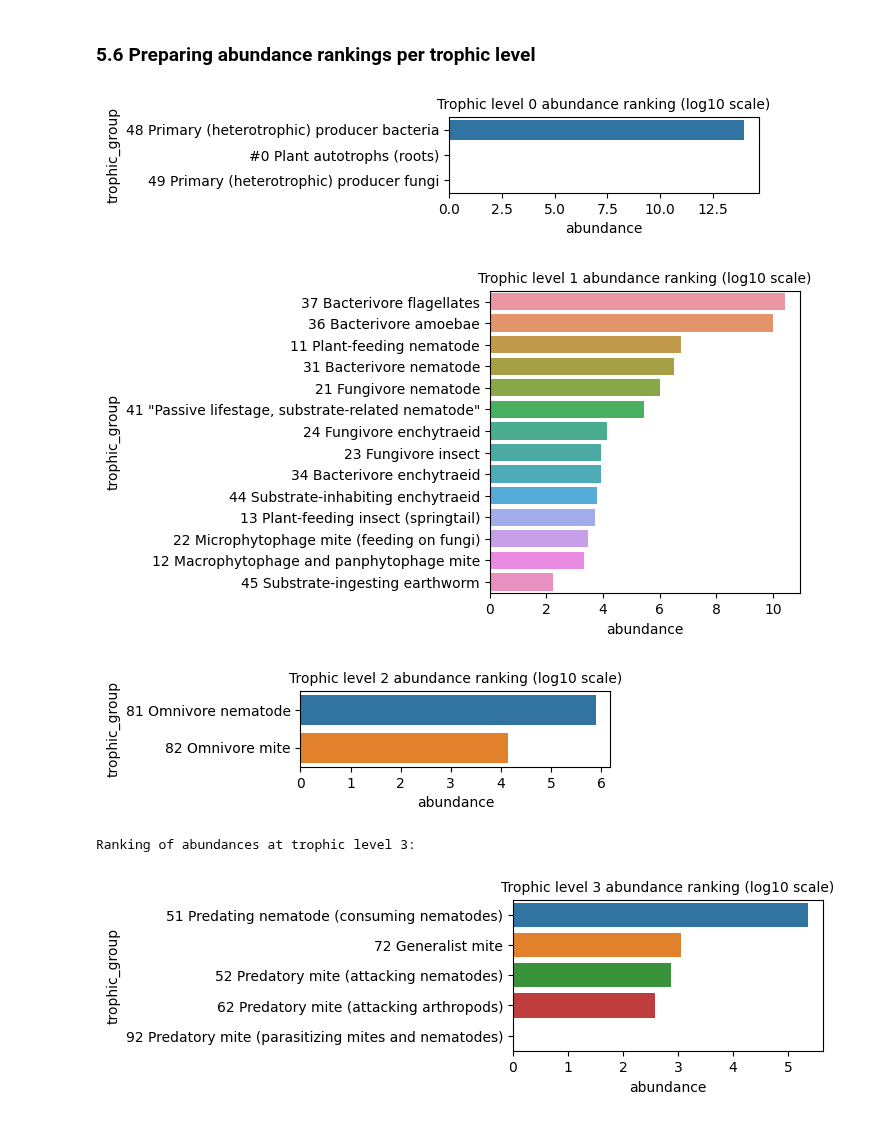
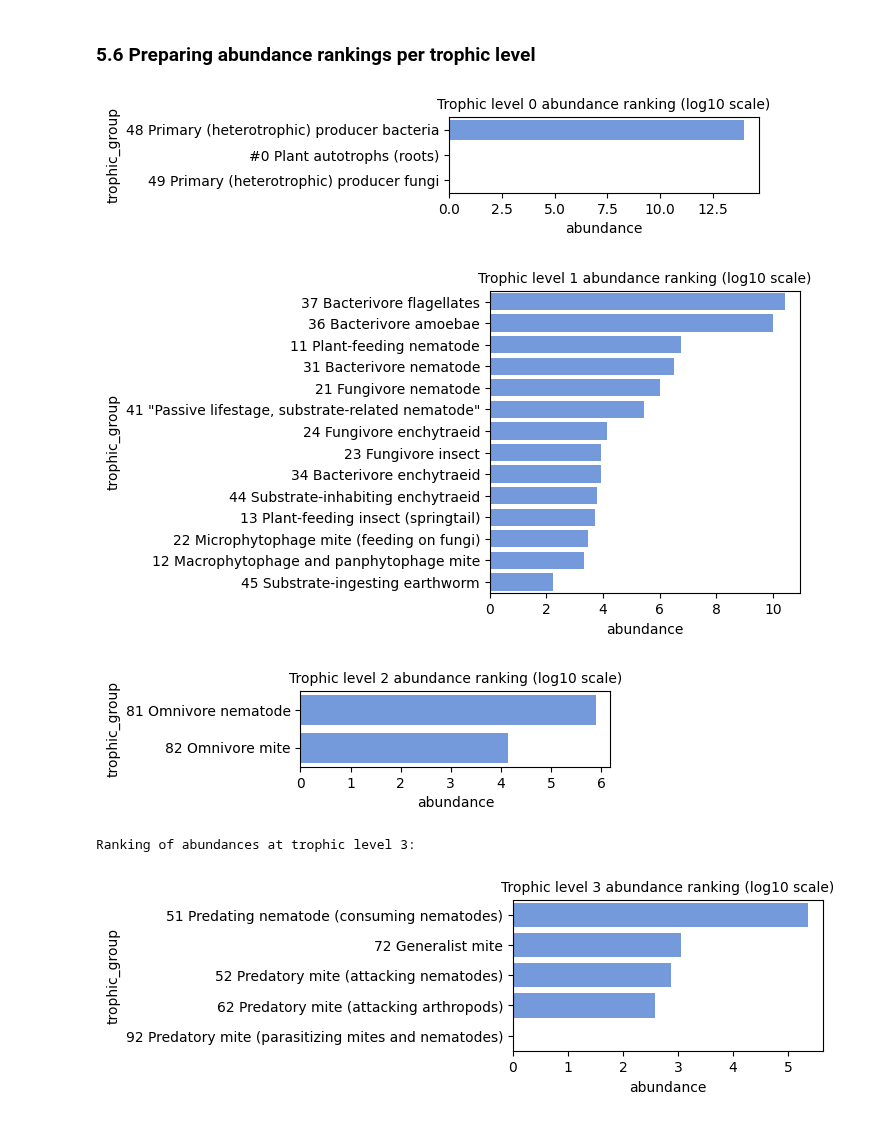
Before and after one commit to MartinMarzi/BEFANA, a Jupyter notebook: 4-adding experimental data.ipynb, the cells around one changed output. Drawn from its saved outputs; the diff is of its cells as text; code cells hidden in the pictures.

```diff
--- a/4-adding experimental data.ipynb
+++ b/4-adding experimental data.ipynb
@@ -225,10 +257,10 @@ log_tl0_abund = sorted(log_tl0_abund.items(), key=itemgetter(1), reverse=True)
 # plot trophic level 0 abundance
 log_tl0_abund_df = pd.DataFrame(log_tl0_abund, columns= ["trophic_group", "abundance"])
 fig, plot = plt.subplots(figsize = (4,1), dpi = 100)
-sns.barplot(y="trophic_group", x="abundance", data=log_tl0_abund_df)
+sns.barplot(y="trophic_group", x="abundance", data=log_tl0_abund_df, color='cornflowerblue')
 plot.set_title('Trophic level 0 abundance ranking (log10 scale)', fontsize = 10);
 # %% [output]
-[figure, old version]
+[figure, new version]
 # %%
 # Rank trophic groups by abundance per trophic level
 # trophic level 1
@@ -238,22 +270,22 @@ log_tl1_abund = sorted(log_tl1_abund.items(), key=itemgetter(1), reverse=True)
 # plot trophic level 1 abundance
 log_tl1_abund_df = pd.DataFrame(log_tl1_abund, columns= ["trophic_group", "abundance"])
 fig, plot = plt.subplots(figsize = (4,4), dpi = 100)
-sns.barplot(y="trophic_group", x="abundance", data=log_tl1_abund_df)
+sns.barplot(y="trophic_group", x="abundance", data=log_tl1_abund_df, color='cornflowerblue')
 plot.set_title('Trophic level 1 abundance ranking (log10 scale)', fontsize = 10);
 # %% [output]
-[figure, old version]
+[figure, new version]
 # %%
 # trophic level 2
 log_tl2_abund = {x: round(math.log10(y["Abundance"]), 2) for x,y in G.nodes(data=True) if y["trophic_level"]==2}
 log_tl2_abund = sorted(log_tl2_abund.items(), key=itemgetter(1), reverse=True)
 
 # plot trophic level 2 abundance
 log_tl2_abund_df = pd.DataFrame(log_tl2_abund, columns= ["trophic_group", "abundance"])
 fig, plot = plt.subplots(figsize = (4,1), dpi = 100)
-sns.barplot(y="trophic_group", x="abundance", data=log_tl2_abund_df)
+sns.barplot(y="trophic_group", x="abundance", data=log_tl2_abund_df, color='cornflowerblue')
 plot.set_title('Trophic level 2 abundance ranking (log10 scale)', fontsize = 10);
 # %% [output]
-[figure, old version]
+[figure, new version]
 # %%
 # trophic level 3
 tl3_abund = {x: (y["Abundance"]) for x,y in G.nodes(data=True) if y["trophic_level"]==3 }
@@ -275,11 +307,11 @@ log_tl3_abund = cust_log(tl3_abund, 10)
 # plot trophic level 3 abundance
 log_tl3_abund_df = pd.DataFrame(log_tl3_abund, columns= ["trophic_group", "abundance"])
 fig, plot = plt.subplots(figsize = (4,2), dpi = 100)
-sns.barplot(y="trophic_group", x="abundance", data=log_tl3_abund_df)
+sns.barplot(y="trophic_group", x="abundance", data=log_tl3_abund_df, color='cornflowerblue')
 plot.set_title('Trophic level 3 abundance ranking (log10 scale)', fontsize = 10);
 # %% [output]
 Ranking of abundances at trophic level 3:
-[figure, old version]
+[figure, new version]
 # %%
 # trophic level 2 and 3
 tl2and3_abund = {x: (y["Abundance"]) for x,y in G.nodes(data=True) if y["trophic_level"]== 2 or y["trophic_level"]==3}
```
Also changed, not shown: parts of 4 cells of this notebook, 3 other files.
